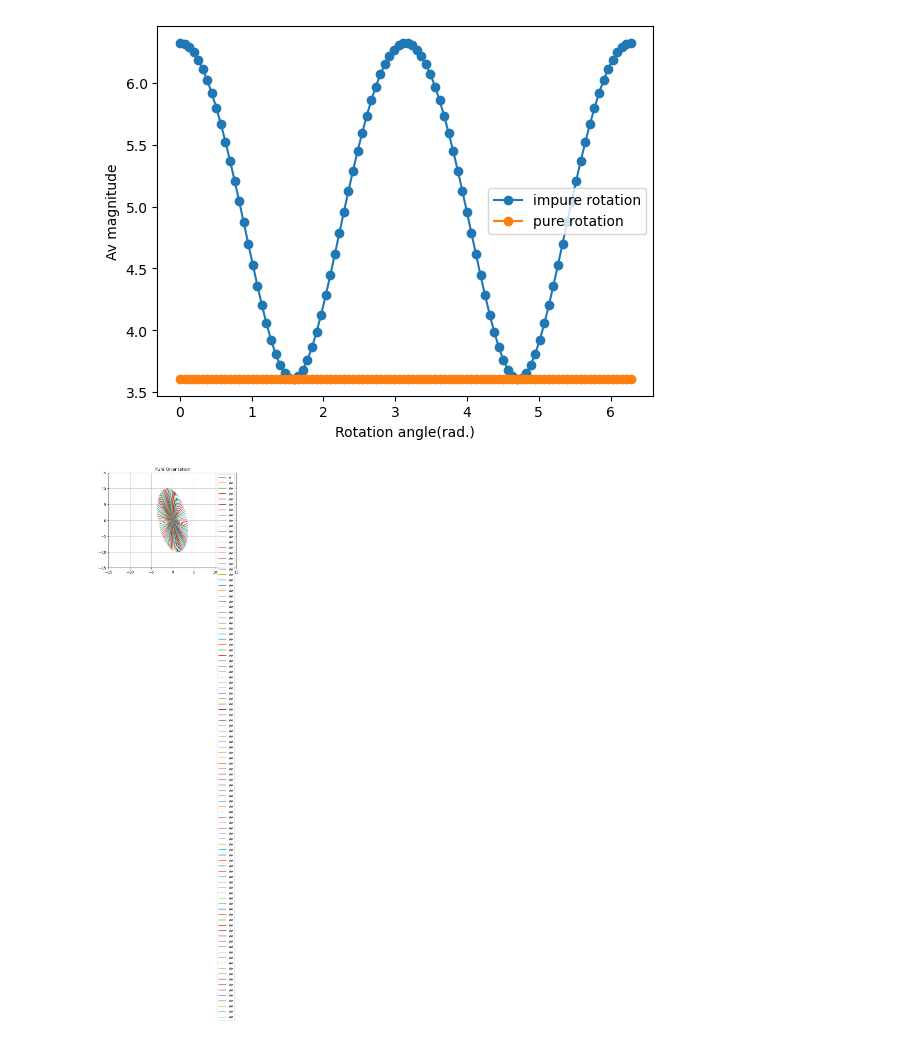
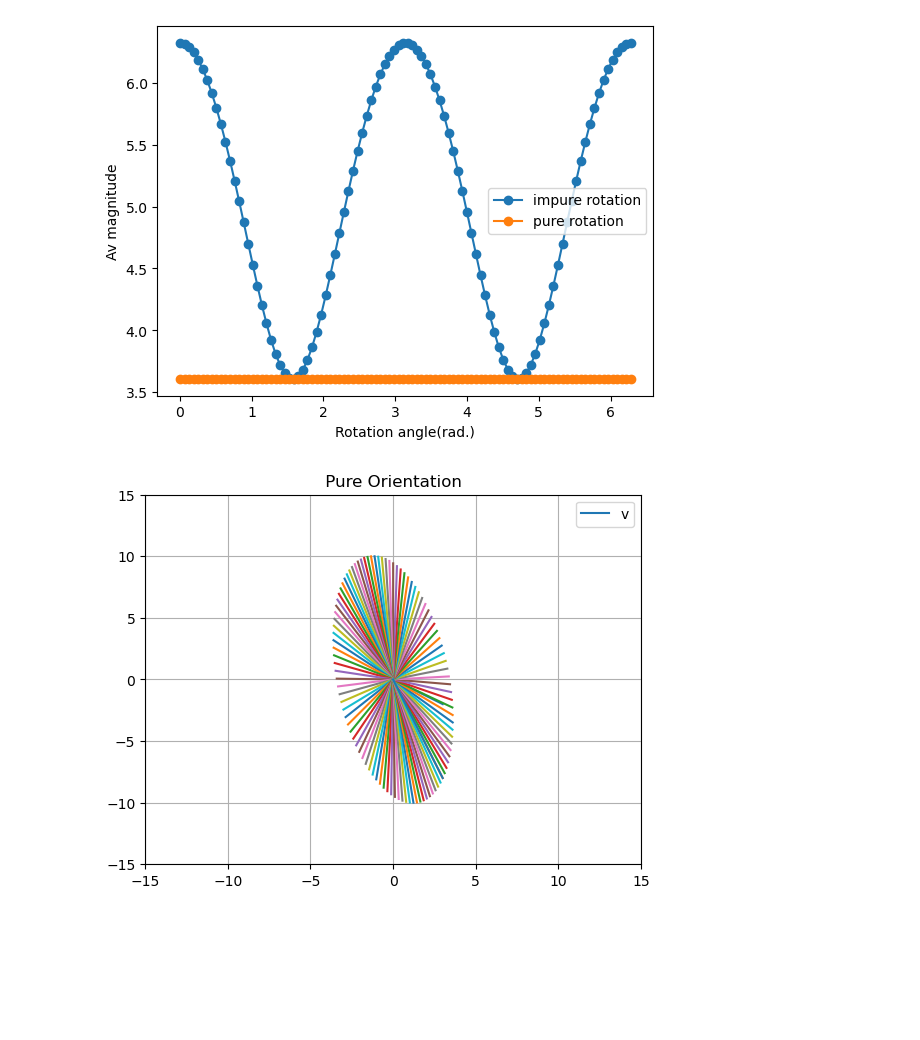
Before and after one commit to decemberkms/linear_algebra, a Jupyter notebook: matrix02.ipynb, the cells around one changed output. Drawn from its saved outputs; the diff is of its cells as text; code cells hidden in the pictures; blank space fills up the shorter version.

```diff
--- a/matrix02.ipynb
+++ b/matrix02.ipynb
@@ -415,25 +415,25 @@ plt.legend(["impure rotation", "pure rotation"])
 plt.show()
 # %% [output]
 [figure]
-# %%
-v = np.array([ 3, -2])
-
-th = 25*np.pi/24
-thetas = np.linspace(0 , 2*np.pi, 100)
-plt.plot([0, v[0]], [0, v[1]], label = "v")
-for i in thetas:
-    A = np.array([[math.cos(i), -math.sin(i)],
-                  [2*math.sin(i), 4*math.cos(i)]])
-
-    w = A @ np.matrix.transpose(v)
-
-
-
-    plt.plot([0, w[0]], [0, w[1]], label = "Av")
-plt.grid()
-plt.axis((-15, 15, -15 ,15))
-plt.legend()
-plt.title(" Pure Orientation ")
-plt.show()
-# %% [output]
-[figure, removed]
+# %%
+v = np.array([ 3, -2])
+
+th = 25*np.pi/24
+thetas = np.linspace(0 , 2*np.pi, 100)
+plt.plot([0, v[0]], [0, v[1]], label = "v")
+for i in thetas:
+    A = np.array([[math.cos(i), -math.sin(i)],
+                  [2*math.sin(i), 4*math.cos(i)]])
+
+    w = A @ np.matrix.transpose(v)
+
+
+
+    plt.plot([0, w[0]], [0, w[1]])
+plt.grid()
+plt.axis((-15, 15, -15 ,15))
+plt.legend()
+plt.title(" Pure Orientation ")
+plt.show()
+# %% [output]
+[figure, added]
```
Also changed, not shown: parts of 2 cells of this notebook.
